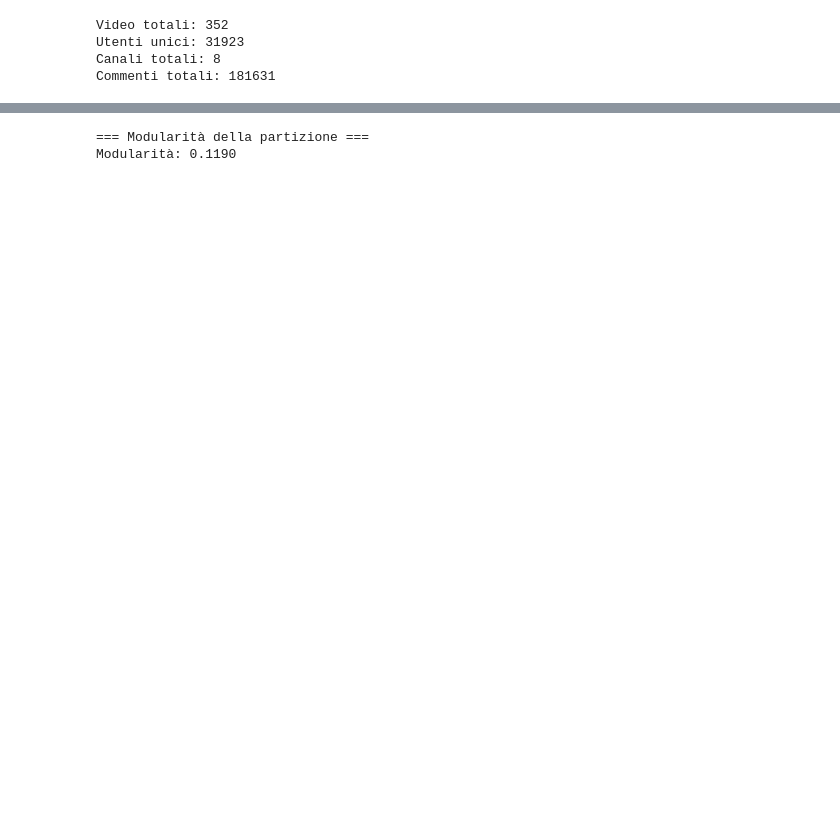
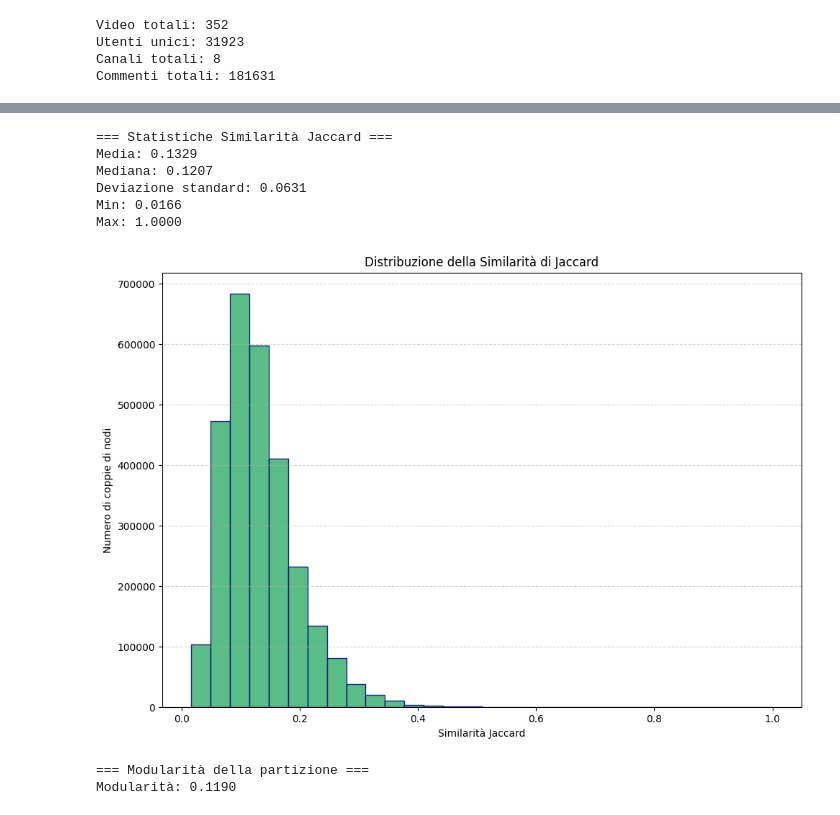
Before and after one commit to fedeceru/SMMproject, a Jupyter notebook: src/network_analysis.ipynb, the cells around one changed output, grey strips where cells are left out. Saved outputs shown, nothing was run; the diff lists cells and outputs as text; code cells hidden in the pictures; blank space fills up the shorter version.

```diff
--- a/src/network_analysis.ipynb
+++ b/src/network_analysis.ipynb
@@ -235,3 +240,39 @@ Max: 1.0000
+# %%
+jaccard_similarities = []
+for u, v in utente_utente_G.edges():
+    set_u = Videos_commented_by.get(u, set())
+    set_v = Videos_commented_by.get(v, set())
+    intersection = len(set_u & set_v)
+    union = len(set_u | set_v)
+    jaccard = intersection / union if union > 0 else 0
+    jaccard_similarities.append(jaccard)
+
+print(f"\n=== Statistiche Similarità Jaccard ===")
+if jaccard_similarities:
+    print(f"Media: {np.mean(jaccard_similarities):.4f}")
+    print(f"Mediana: {np.median(jaccard_similarities):.4f}")
+    print(f"Deviazione standard: {np.std(jaccard_similarities):.4f}")
+    print(f"Min: {np.min(jaccard_similarities):.4f}")
+    print(f"Max: {np.max(jaccard_similarities):.4f}")
+else:
+    print("Nessuna similarità Jaccard calcolabile (nessun arco nel grafo).")
+
+plt.figure(figsize=(10, 7))
+plt.hist(jaccard_similarities, bins=30, color='mediumseagreen', edgecolor='navy', alpha=0.85)
+plt.title("Distribuzione della Similarità di Jaccard")
+plt.xlabel("Similarità Jaccard")
+plt.ylabel("Numero di coppie di nodi")
+plt.grid(axis='y', linestyle='--', alpha=0.5)
+plt.tight_layout()
+plt.show()
+# %% [output]
+=== Statistiche Similarità Jaccard ===
+Media: 0.1329
+Mediana: 0.1207
+Deviazione standard: 0.0631
+Min: 0.0166
+Max: 1.0000
+[figure, added]
 # %%
 partition = community_louvain.best_partition(utente_utente_G)
 modularity = community_louvain.modularity(partition, utente_utente_G)
```
Also changed, not shown: parts of 9 cells of this notebook, 1 other file.
